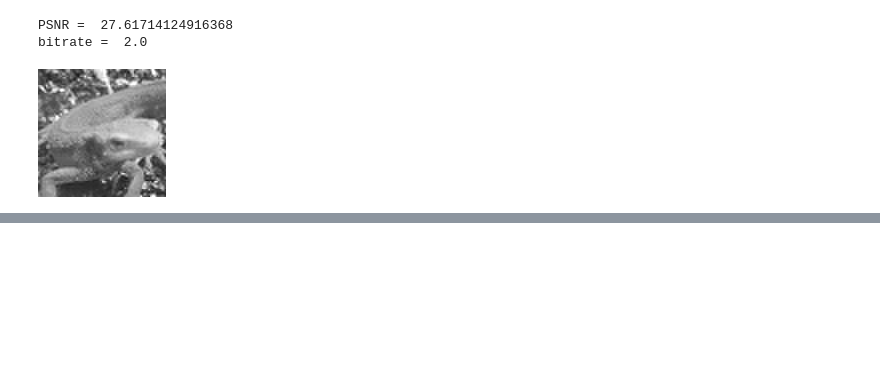
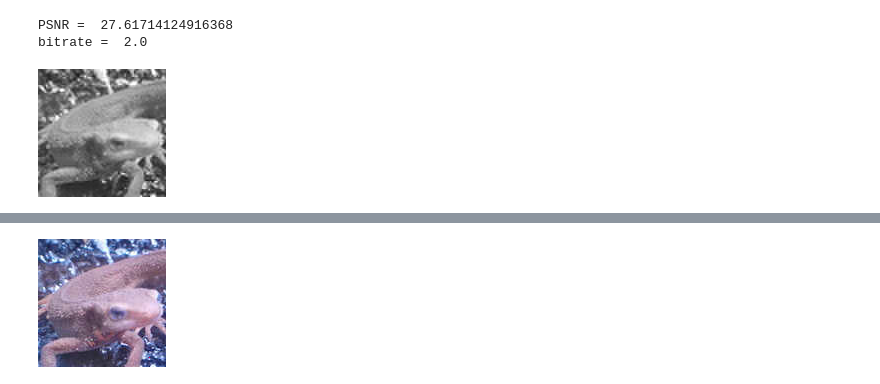
Before and after one commit to katoyu/image-processing-100training, a Jupyter notebook: 画像処理100本ノック31_40.ipynb, the cells around one changed output, grey strips where cells are left out. Saved outputs shown, nothing was run; the diff lists cells and outputs as text; code cells hidden in the pictures; blank space fills up the shorter version.

```diff
--- a/画像処理100本ノック31_40.ipynb
+++ b/画像処理100本ノック31_40.ipynb
@@ -472,0 +582,98 @@ bitrate =  2.0
+# %%
+import cv2
+import numpy as np
+import matplotlib.pyplot as plt
+
+img = cv2.imread("imori.jpg").astype(np.float32)
+H, W, C = img.shape
+
+# GRB -> YCbCr
+R = img[..., 2]
+G = img[..., 1]
+B = img[..., 0]
+
+Y = 0.299 * R + 0.5870 * G + 0.114 * B
+Cb = -0.1687 * R - 0.3313 * G + 0.5 * B + 128
+Cr = 0.5 * R - 0.4187 * G - 0.0813 * B + 128
+
+YCC = np.zeros_like(img, dtype=np.float32)
+YCC[..., 0] = Y
+YCC[..., 1] = Cb
+YCC[..., 2] = Cr
+
+#DCT
+T = 8
+K = 8
+X = np.zeros((H,W,C), dtype=np.float64)
+
+Q1 = np.array(((16, 11, 10, 16, 24, 40, 51, 61),
+               (12, 12, 14, 19, 26, 58, 60, 55),
+               (14, 13, 16, 24, 40, 57, 69, 56),
+               (14, 17, 22, 29, 51, 87, 80, 62),
+               (18, 22, 37, 56, 68, 109, 103, 77),
+               (24, 35, 55, 64, 81, 104, 113, 92),
+               (49, 64, 78, 87, 103, 121, 120, 101),
+               (72, 92, 95, 98, 112, 100, 103, 99)), dtype=np.float32)
+
+Q2 = np.array(((17, 18, 24, 47, 99, 99, 99, 99),
+               (18, 21, 26, 66, 99, 99, 99, 99),
+               (24, 26, 56, 99, 99, 99, 99, 99),
+               (47, 66, 99, 99, 99, 99, 99, 99),
+               (99, 99, 99, 99, 99, 99, 99, 99),
+               (99, 99, 99, 99, 99, 99, 99, 99),
+               (99, 99, 99, 99, 99, 99, 99, 99),
+               (99, 99, 99, 99, 99, 99, 99, 99)), dtype=np.float32)
+
+def w(x, y, u, v):
+    cu = 1.
+    cv = 1.
+    if u==0:
+        cu /= np.sqrt(2)
+    if v==0:
+        cv /= np.sqrt(2)
+    theta = np.pi / (2 * T)
+    return ((2 * cu * cv / T) * np.cos((2*x+1)*u*theta) * np.cos((2*y+1)*v*theta))
+
+for yi in range(0, W, T):
+    for xi in range(0, W, T):
+        for v in range(T):
+            for u in range(T):
+                for y in range(T):
+                    for x in range(T):
+                        for c in range(C):
+                            X[v+yi, u+xi, c] += YCC[y+yi, x+xi, c] * w(x,y,u,v)
+
+        X[yi:yi+T, xi:xi+T, 0] = np.round(X[yi:yi+T, xi:xi+T, 0]/ Q1) * Q1
+        X[yi:yi+T, xi:xi+T, 1] = np.round(X[yi:yi+T, xi:xi+T, 1]/ Q2) * Q2
+        X[yi:yi+T, xi:xi+T, 2] = np.round(X[yi:yi+T, xi:xi+T, 2]/ Q2) * Q2
+
+#IDCT
+IYCC = np.zeros((H, W, 3), dtype=np.float64)
+
+for yi in range(0, W, T):
+    for xi in range(0, W, T):
+        for y in range(T):
+            for x in range(T):
+                for v in range(K):
+                    for u in range(K):
+                        IYCC[y+yi, x+xi] += X[v+yi, u+xi] * w(x,y,u,v)
+
+#YCbCr ->GRB
+out = np.zeros_like(img, dtype=np.float32)
+out[..., 2] = IYCC[..., 0] + (IYCC[... ,2] - 128) * 1.402
+out[..., 1] = IYCC[..., 0] - (IYCC[..., 1] - 128) * 0.3441 - (IYCC[..., 2] - 128) * 0.7139
+out[..., 0] = IYCC[..., 0] + (IYCC[..., 1] - 128) * 1.7718
+
+out[out>255] = 255
+out = out.astype(np.uint8)
+
+#MSE
+v_max = 255.
+mse = np.sum(np.power(np.abs(img.astype(np.float32) - out.astype(np.float32)),2)) / (H, W, C)
+psnr = 10 * np.log10(v_max**2/mse)
+print("PSNR = ", psnr)
+bitrate = 1. * T * K**2 / (T**2)
+print("bitrate = ", bitrate)
+
+cv2_imshow(out)
+# %% [output]
@@ -472,0 +682 @@ bitrate =  2.0
+[figure, added]
```
Also changed, not shown: parts of 6 cells of this notebook.
